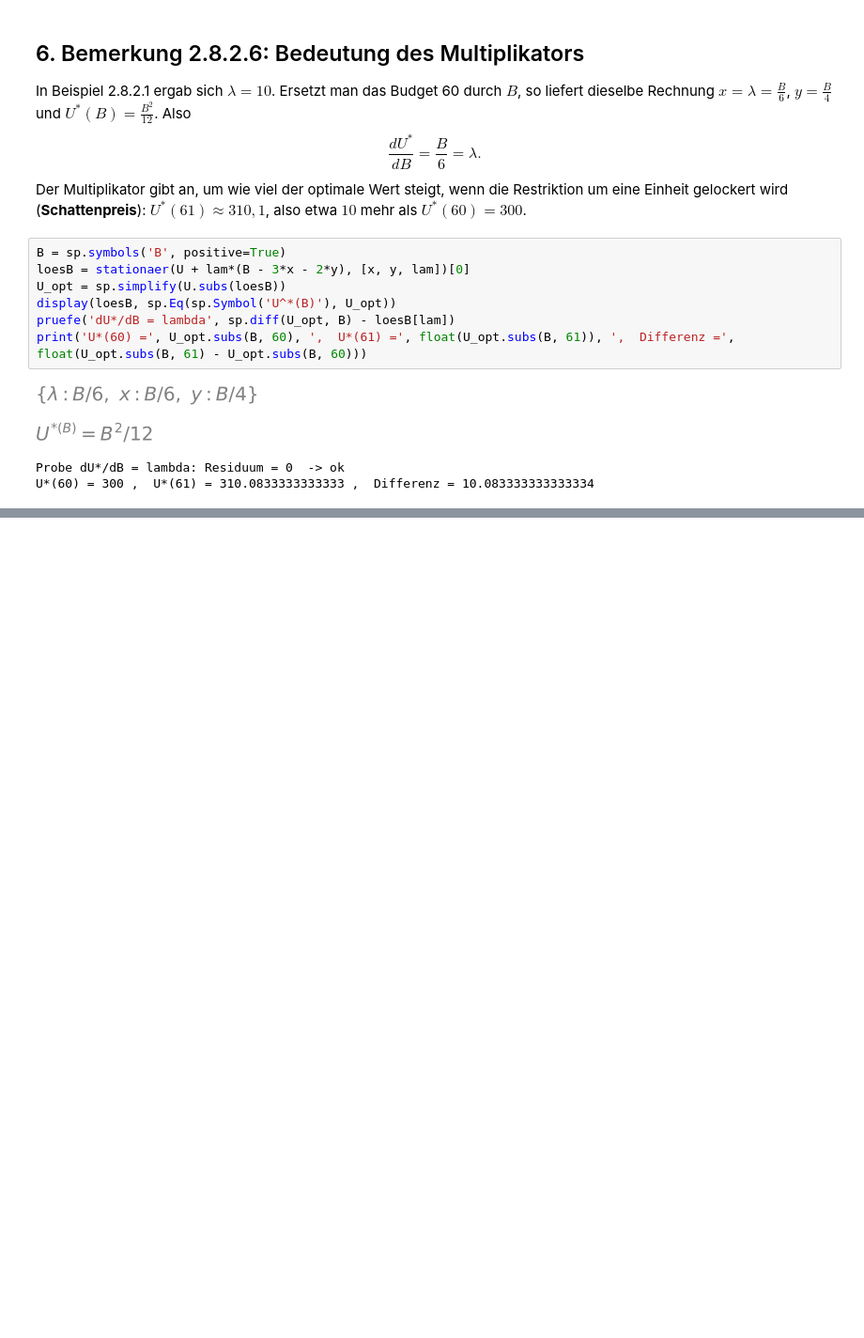
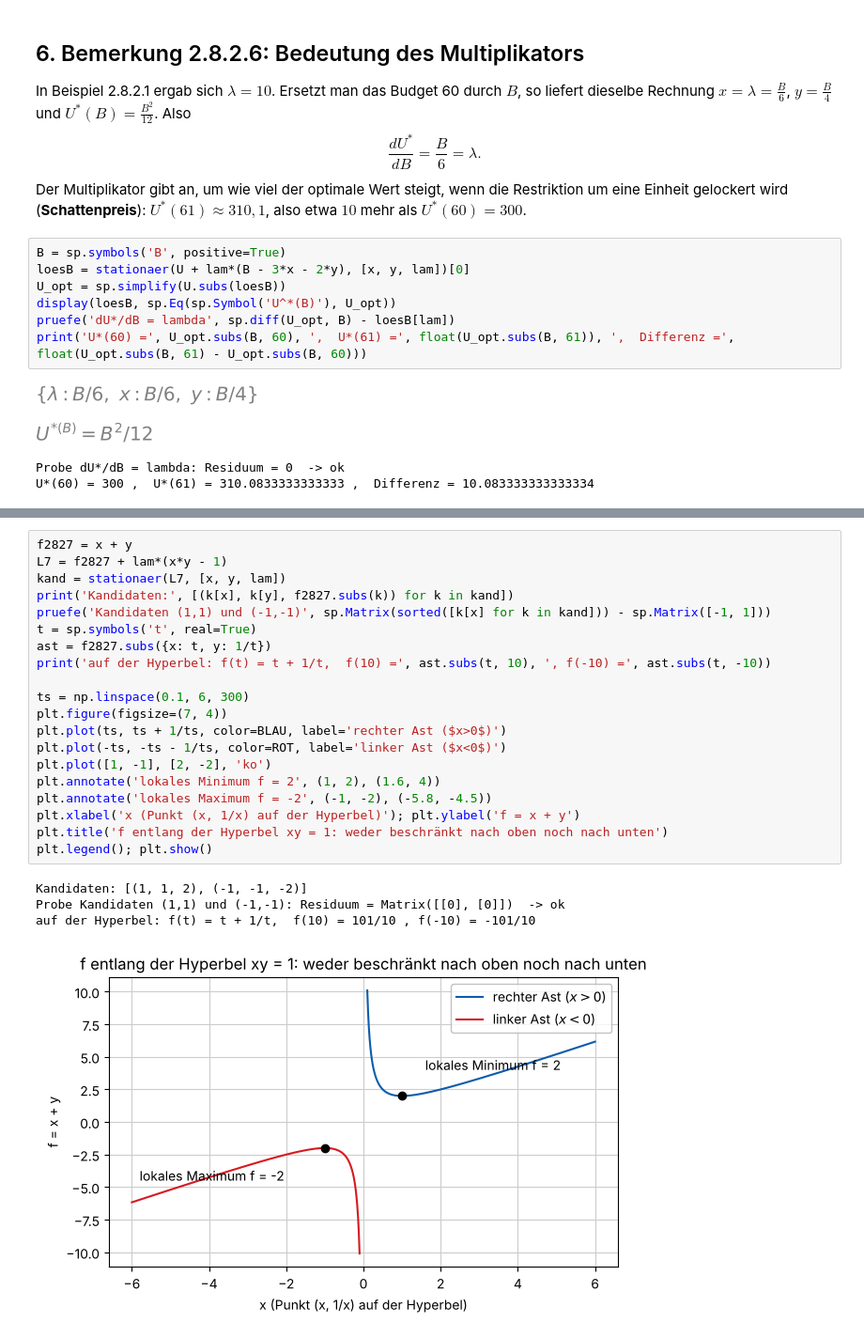
Before and after one commit to karkessler/dhbw-mathe3, a Jupyter notebook: notebooks/funktionen_mehrerer_veraenderlicher/08_extrema_mit_nebenbedingungen.ipynb, the cells around one changed output, grey strips where cells are left out. Shown at 94% size. Saved outputs shown, nothing was run; the diff lists cells and outputs as text; blank space fills up the shorter version.

```diff
--- a/notebooks/funktionen_mehrerer_veraenderlicher/08_extrema_mit_nebenbedingungen.ipynb
+++ b/notebooks/funktionen_mehrerer_veraenderlicher/08_extrema_mit_nebenbedingungen.ipynb
@@ -282,0 +296,25 @@ U*(60) = 300 ,  U*(61) = 310.0833333333333 ,  Differenz = 10.083333333333334
+# %%
+f2827 = x + y
+L7 = f2827 + lam*(x*y - 1)
+kand = stationaer(L7, [x, y, lam])
+print('Kandidaten:', [(k[x], k[y], f2827.subs(k)) for k in kand])
+pruefe('Kandidaten (1,1) und (-1,-1)', sp.Matrix(sorted([k[x] for k in kand])) - sp.Matrix([-1, 1]))
+t = sp.symbols('t', real=True)
+ast = f2827.subs({x: t, y: 1/t})
+print('auf der Hyperbel: f(t) = t + 1/t,  f(10) =', ast.subs(t, 10), ', f(-10) =', ast.subs(t, -10))
+
+ts = np.linspace(0.1, 6, 300)
+plt.figure(figsize=(7, 4))
+plt.plot(ts, ts + 1/ts, color=BLAU, label='rechter Ast ($x>0$)')
+plt.plot(-ts, -ts - 1/ts, color=ROT, label='linker Ast ($x<0$)')
+plt.plot([1, -1], [2, -2], 'ko')
+plt.annotate('lokales Minimum f = 2', (1, 2), (1.6, 4))
+plt.annotate('lokales Maximum f = -2', (-1, -2), (-5.8, -4.5))
+plt.xlabel('x (Punkt (x, 1/x) auf der Hyperbel)'); plt.ylabel('f = x + y')
+plt.title('f entlang der Hyperbel xy = 1: weder beschränkt nach oben noch nach unten')
+plt.legend(); plt.show()
+# %% [output]
+Kandidaten: [(1, 1, 2), (-1, -1, -2)]
+Probe Kandidaten (1,1) und (-1,-1): Residuum = Matrix([[0], [0]])  -> ok
+auf der Hyperbel: f(t) = t + 1/t,  f(10) = 101/10 , f(-10) = -101/10
+[figure, added]
```
Also changed, not shown: parts of 4 cells of this notebook, 1 other file.
